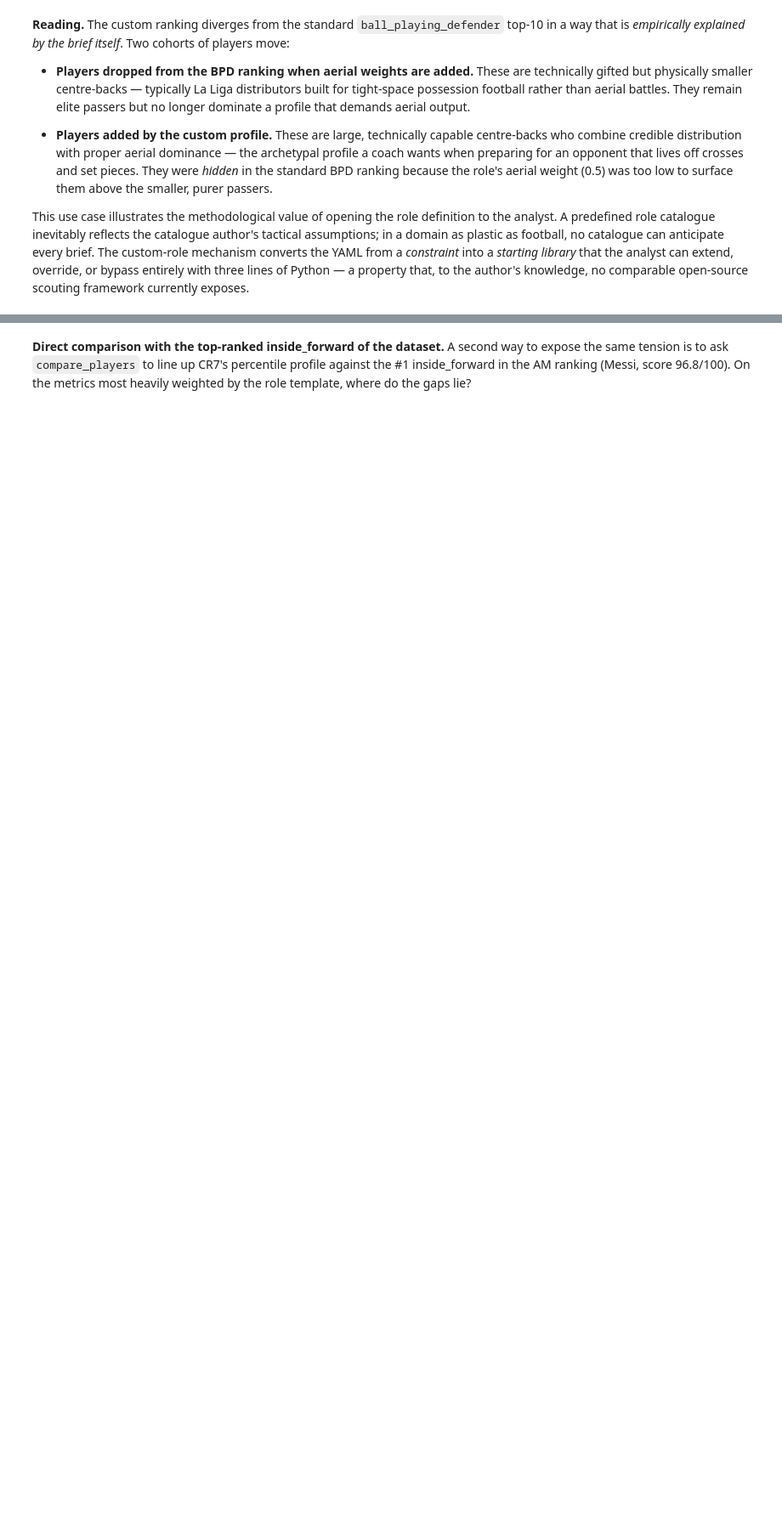
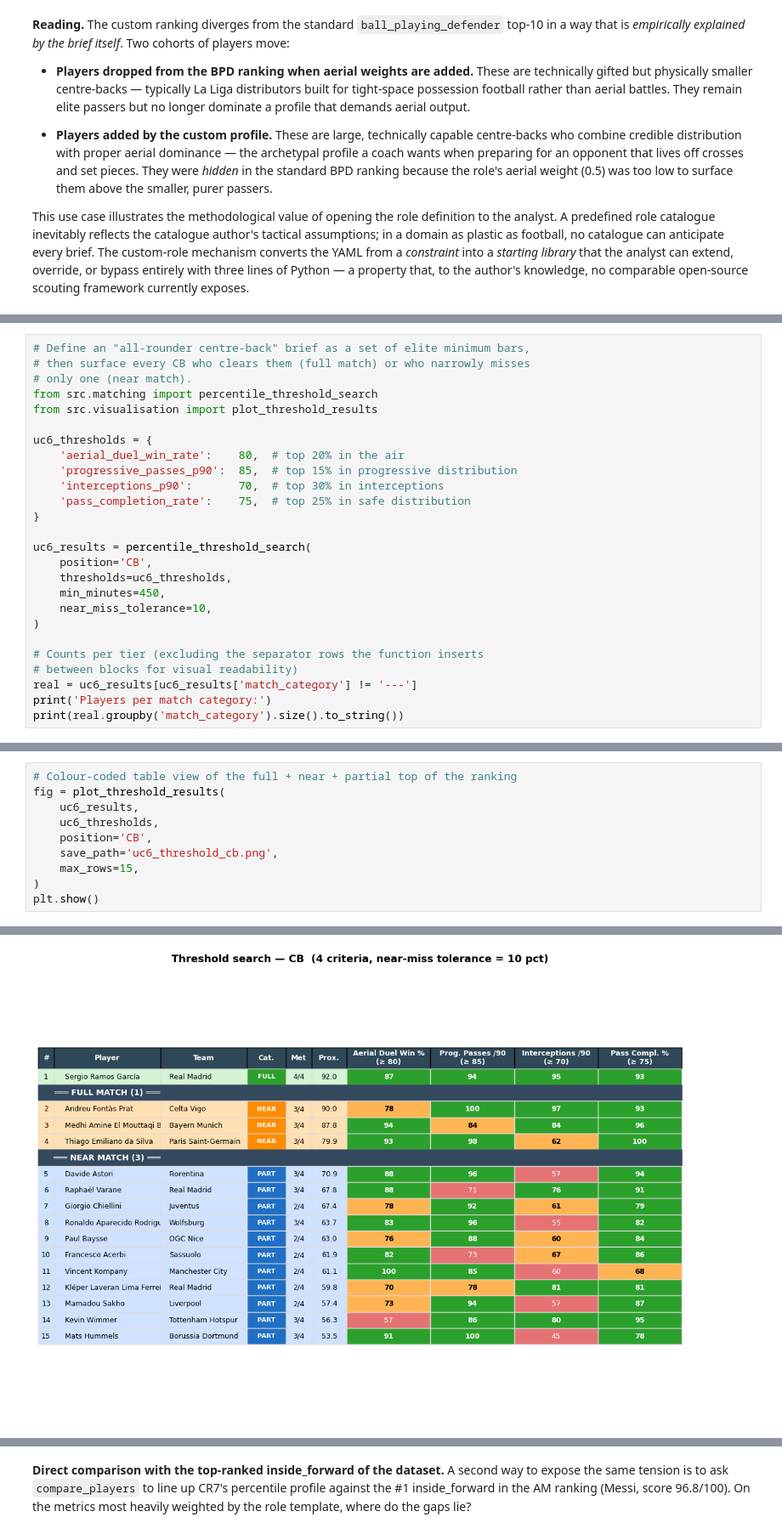
Before and after one commit to k-rossaints/tb-football-scouting-framework, a Jupyter notebook: notebooks/04_demo.ipynb, the cells around one changed output, grey strips where cells are left out. Shown at 85% size. Drawn from its saved outputs; the diff is of its cells as text; blank space fills up the shorter version.

Commit message:
search by percentile feature

```diff
--- a/notebooks/04_demo.ipynb
+++ b/notebooks/04_demo.ipynb
@@ -467,0 +485,26 @@ This use case illustrates the methodological value of opening the role definitio
+# %%
+# Define an "all-rounder centre-back" brief as a set of elite minimum bars,
+# then surface every CB who clears them (full match) or who narrowly misses
+# only one (near match).
+from src.matching import percentile_threshold_search
+from src.visualisation import plot_threshold_results
+
+uc6_thresholds = {
+    'aerial_duel_win_rate':    80,  # top 20% in the air
+    'progressive_passes_p90':  85,  # top 15% in progressive distribution
+    'interceptions_p90':       70,  # top 30% in interceptions
+    'pass_completion_rate':    75,  # top 25% in safe distribution
+}
+
+uc6_results = percentile_threshold_search(
+    position='CB',
+    thresholds=uc6_thresholds,
+    min_minutes=450,
+    near_miss_tolerance=10,
+)
+
+# Counts per tier (excluding the separator rows the function inserts
+# between blocks for visual readability)
+real = uc6_results[uc6_results['match_category'] != '---']
+print('Players per match category:')
+print(real.groupby('match_category').size().to_string())
@@ -467,0 +534,11 @@ This use case illustrates the methodological value of opening the role definitio
+# %%
+# Colour-coded table view of the full + near + partial top of the ranking
+fig = plot_threshold_results(
+    uc6_results,
+    uc6_thresholds,
+    position='CB',
+    save_path='uc6_threshold_cb.png',
+    max_rows=15,
+)
+plt.show()
+# %% [output]
@@ -467,0 +546 @@ This use case illustrates the methodological value of opening the role definitio
+[figure, added]
```
Also changed, not shown: parts of 27 cells of this notebook, 2 other files.
